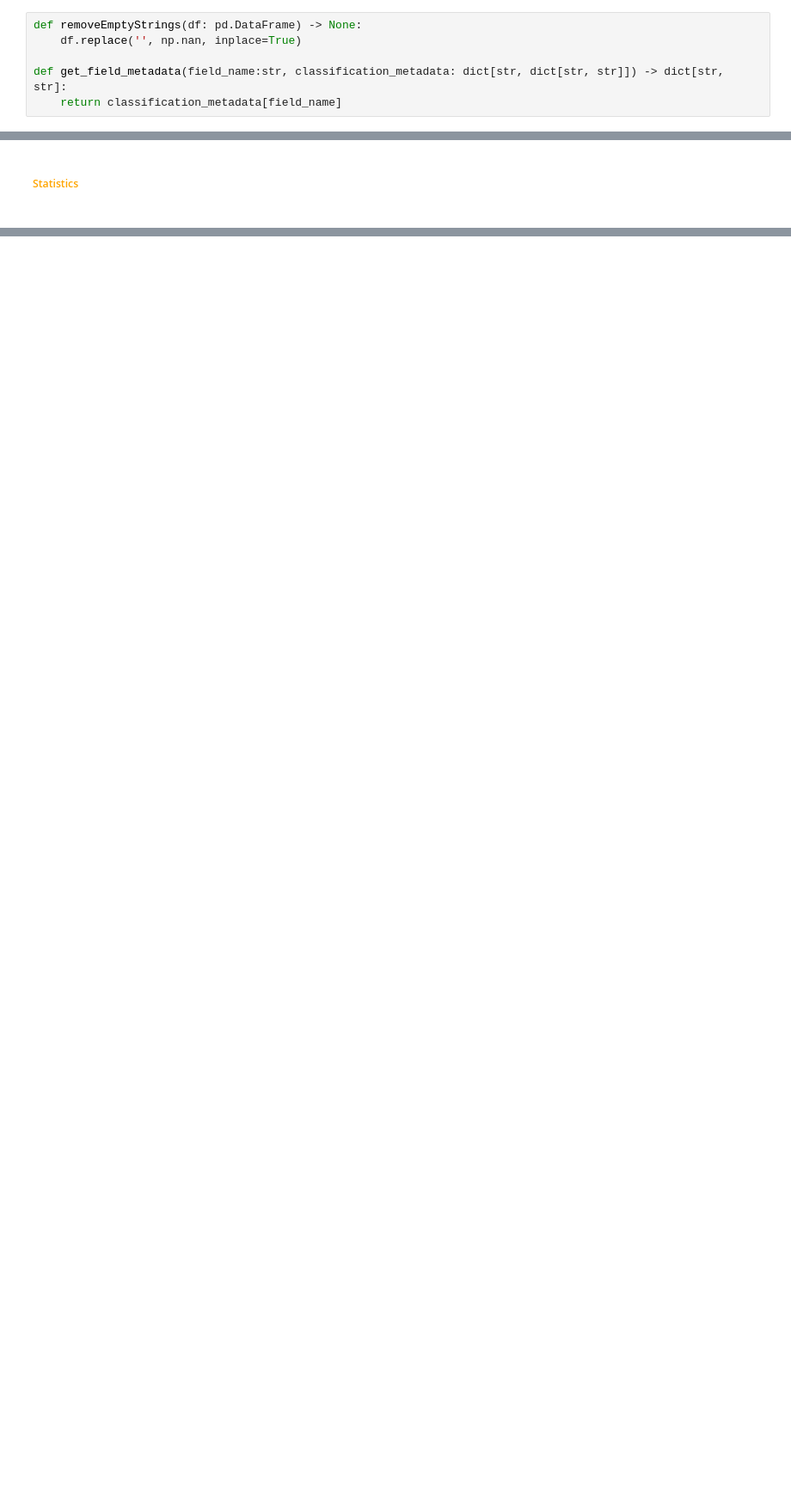
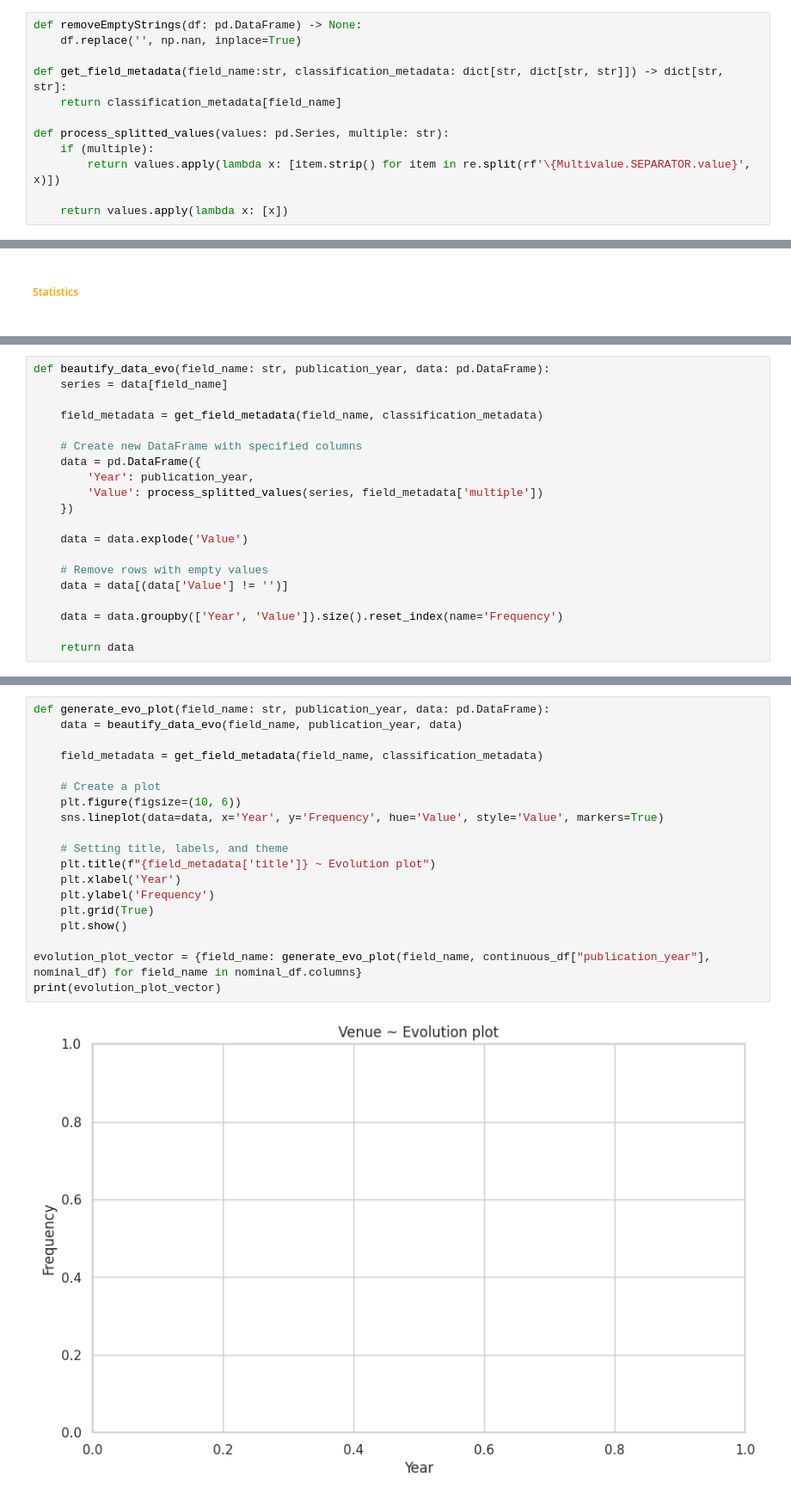
Before and after one commit to LouisLalonde/relis-clissification-satistics, a Jupyter notebook: statistics/python/relis_python_code.ipynb, the cells around one changed output, grey strips where cells are left out. Shown at 86% size. Saved outputs shown, nothing was run; the diff lists cells and outputs as text; blank space fills up the shorter version.

Commit message:
Added business logic for the evolution statistics

```diff
--- a/statistics/python/relis_python_code.ipynb
+++ b/statistics/python/relis_python_code.ipynb
@@ -26,6 +26,12 @@ def removeEmptyStrings(df: pd.DataFrame) -> None:
 
 def get_field_metadata(field_name:str, classification_metadata: dict[str, dict[str, str]]) -> dict[str, str]:
     return classification_metadata[field_name]
+
+def process_splitted_values(values: pd.Series, multiple: str):
+    if (multiple):
+        return values.apply(lambda x: [item.strip() for item in re.split(rf'\{Multivalue.SEPARATOR.value}', x)])
+
+    return values.apply(lambda x: [x])
 # %% [markdown]
 Project data objects will not be in JSON files. They will be accessible directly from the relis application environment memory
 # %%
@@ -235,0 +207,20 @@ print(box_plot_vector)
+# %%
+def beautify_data_evo(field_name: str, publication_year, data: pd.DataFrame):
+    series = data[field_name]
+
+    field_metadata = get_field_metadata(field_name, classification_metadata)
+
+    # Create new DataFrame with specified columns
+    data = pd.DataFrame({
+        'Year': publication_year,
+        'Value': process_splitted_values(series, field_metadata['multiple'])
+    })
+
+    data = data.explode('Value')
+
+    # Remove rows with empty values
+    data = data[(data['Value'] != '')]
+
+    data = data.groupby(['Year', 'Value']).size().reset_index(name='Frequency')
+
+    return data
@@ -235,0 +245,21 @@ print(box_plot_vector)
+# %%
+def generate_evo_plot(field_name: str, publication_year, data: pd.DataFrame):
+    data = beautify_data_evo(field_name, publication_year, data)
+
+    field_metadata = get_field_metadata(field_name, classification_metadata)
+
+    # Create a plot
+    plt.figure(figsize=(10, 6))
+    sns.lineplot(data=data, x='Year', y='Frequency', hue='Value', style='Value', markers=True)
+
+    # Setting title, labels, and theme
+    plt.title(f"{field_metadata['title']} ~ Evolution plot")
+    plt.xlabel('Year')
+    plt.ylabel('Frequency')
+    plt.grid(True)
+    plt.show()
+
+evolution_plot_vector = {field_name: generate_evo_plot(field_name, continuous_df["publication_year"], nominal_df) for field_name in nominal_df.columns}
+print(evolution_plot_vector)
+# %% [output]
+[figure, added]
```
Also changed, not shown: parts of 14 cells of this notebook, 2 other files.
